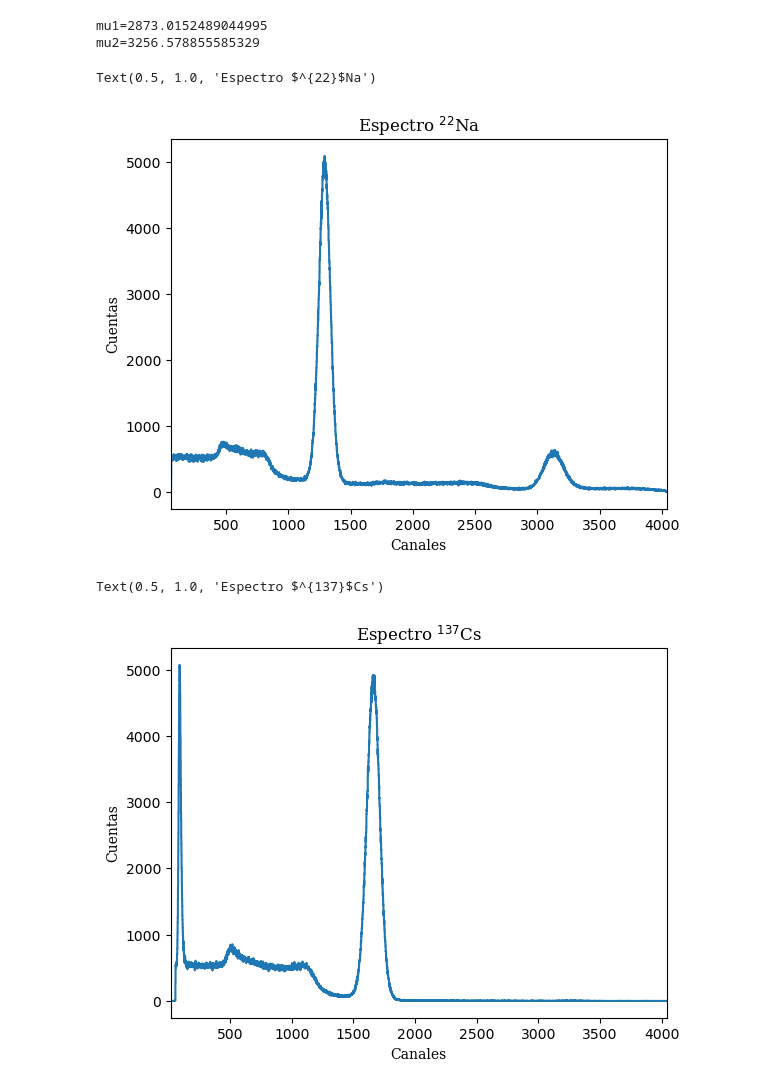
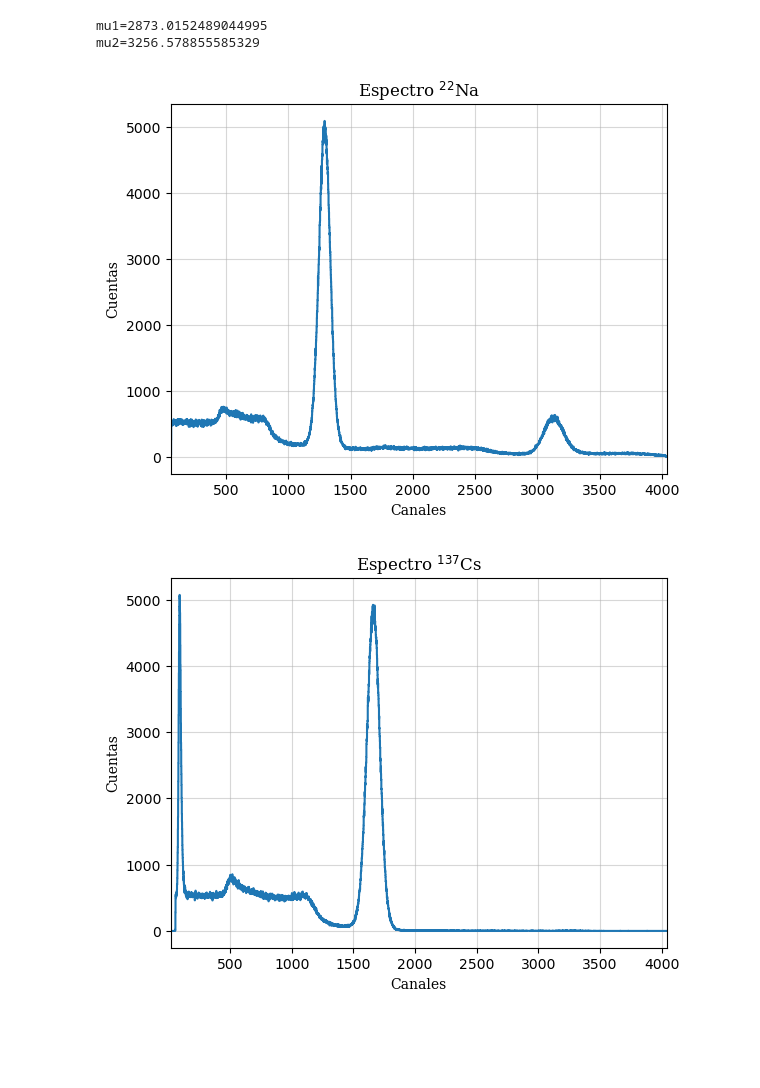
Before and after one commit to juan3ltran/Instrumentacion_Nuclear, a Jupyter notebook: Practica1/Co60.ipynb, the cells around one changed output. Cells and saved outputs as stored; diff of their text form; code cells hidden in the pictures; blank space fills up the shorter version.

```diff
--- a/Practica1/Co60.ipynb
+++ b/Practica1/Co60.ipynb
@@ -77,14 +71,14 @@ mu2=3256.578855585329
 # %%
 Na22x=Na22.canal
 Na22y=Na22.cuentas
 plt.plot(Na22x,Na22y,ds="steps-mid")
 plt.xlim(55,4040)
 plt.xlabel("Canales",family="serif")
 plt.ylabel("Cuentas",family="serif")
 plt.title(r"Espectro $^{22}$Na",family="serif")
+plt.grid(which='both',alpha=0.5)
 # %% [output]
-Text(0.5, 1.0, 'Espectro $^{22}$Na')
-[figure, old version]
+[figure, new version]
 # %%
 Cs137x=Cs137.canal
 Cs137y=Cs137.cuentas
@@ -93,6 +87,6 @@ plt.xlim(20,4040)
 plt.xlabel("Canales",family="serif")
 plt.ylabel("Cuentas",family="serif")
 plt.title(r"Espectro $^{137}$Cs",family="serif")
+plt.grid(which='both',alpha=0.5)
 # %% [output]
-Text(0.5, 1.0, 'Espectro $^{137}$Cs')
-[figure, old version]
+[figure, new version]
```
Also changed, not shown: parts of 3 cells of this notebook.
